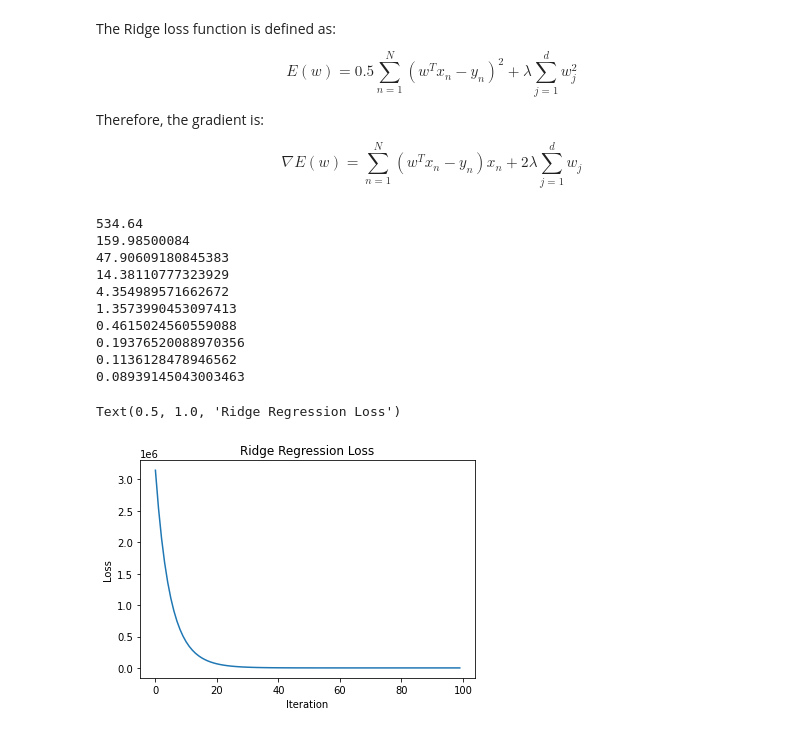
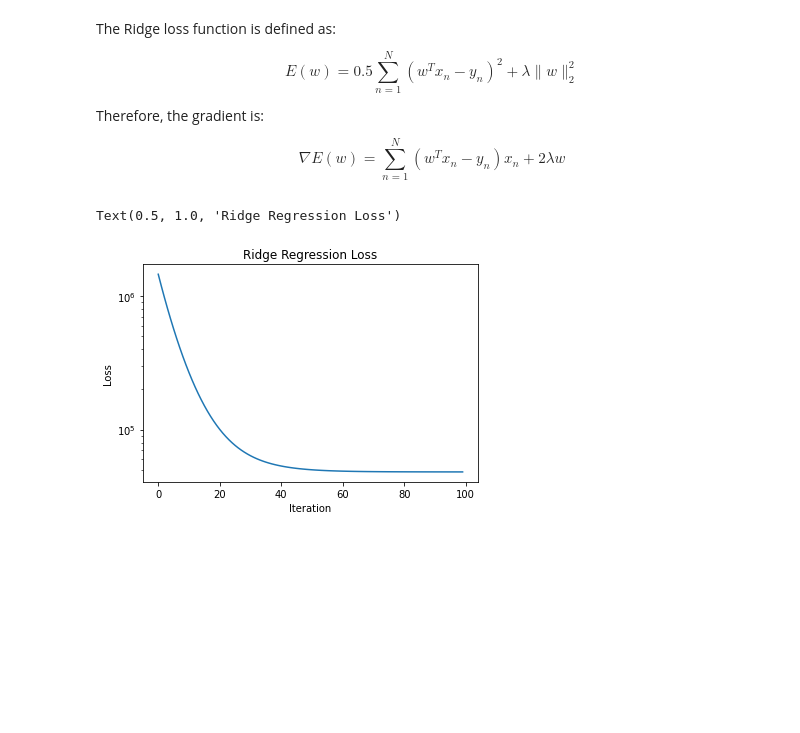
Before and after one commit to KyleTaft/Fall23, a Jupyter notebook: CSE404/taft_hw3/taft_hw3.ipynb, the cells around one changed output. Drawn from its saved outputs; the diff is of its cells as text; code cells hidden in the pictures; blank space fills up the shorter version.

```diff
--- a/CSE404/taft_hw3/taft_hw3.ipynb
+++ b/CSE404/taft_hw3/taft_hw3.ipynb
@@ -4,39 +6,38 @@ import matplotlib.pyplot as plt
 # %% [markdown]
 The Ridge loss function is defined as:
 
-$$E(w) = 0.5\sum_{n=1}^N (w^Tx_n - y_n )^2 + \lambda \sum_{j=1}^d w_j^2$$
+$$E(w) = 0.5\sum_{n=1}^N (w^Tx_n - y_n )^2 + \lambda \lVert w \rVert^2_2$$
 
 Therefore, the gradient is:
 
-$$\nabla E(w) = \sum_{n=1}^N (w^Tx_n - y_n )x_n + 2\lambda \sum_{j=1}^d w_j$$
+$$\nabla E(w) = \sum_{n=1}^N (w^Tx_n - y_n )x_n + 2\lambda w$$
 # %%
+# Define functions
 def ridge_loss(X, y, weights, ridge):
-    return 0.5*np.sum((np.dot(X,weights) - y) ** 2) + ridge * np.sum(weights ** 2) #check last part
+    return 0.5*np.sum((np.dot(X,weights) - y) ** 2) + ridge * np.sum(weights ** 2)**0.5
 
 def ridge_grad(X, y, weights, ridge):
-    return 2 * ridge * weights +  np.dot(X.T, np.dot(X, weights) - y)
+    return 2 * ridge * weights +  np.dot(X.T, np.dot(X, weights) - y)/len(y)
 
 def compute_step(X, y, weights, ridge, lr):
     gradient = ridge_grad(X, y, weights, ridge)
-    step = lr * gradient / len(y)
+    step = lr * gradient
     return step
+
+# From HW2
+def generate_rnd_data(feature_size, sample_size, bias=False):
+    # Generate X matrix
+    data = np.concatenate((np.random.randn(sample_size, feature_size), np.ones((sample_size, 1))), axis=1) \
+        if bias else np.random.randn(sample_size, feature_size)  # the first dimension is sample_size (n X d)
+
+    # Generate ground truth model
+    # If bias == T: then #rows + 1
+    truth_model = np.random.randn(feature_size + 1, 1) * 10 \
+        if bias else np.random.randn(feature_size, 1) * 10
+
+    # Generate labels
+    label = np.dot(data, truth_model)
+
+    # Add element-wise Gaussian noise to each label
+    label += np.random.randn(sample_size, 1)
+    return data, label, truth_model
-# %%
-# Toy example
-X = np.array([[1, 2, 3], [4, 5, 6]])
-y = np.array([1, 2])
-weights = np.array([1, 2, 3]) # initial weights
-
-for i in range(10):
-    print(ridge_loss(X, y, weights, 0.01))
-    weights = weights - compute_step(X, y, weights, 0.1, 0.01)
-# %% [output]
-534.64
-159.98500084
-47.90609180845383
-14.38110777323929
-4.354989571662672
-1.3573990453097413
-0.4615024560559088
-0.19376520088970356
-0.1136128478946562
-0.08939145043003463
@@ -61,18 +44,19 @@ def generate_rnd_data(feature_size, sample_size, bias=False):
 # %%
+# Question 1
 X,y,_= generate_rnd_data(50, 1000, True) # generate fake data
 
 w = np.random.randn(51, 1) # initial random weights
 
 ridge = 0.1
 loss = []
 for i in range(100):
     loss.append(ridge_loss(X, y, w, ridge))
-    w = w - compute_step(X, y, w, ridge, 0.1)
+    w -=  compute_step(X, y, w, ridge, 0.1)
+plt.plot(loss)
+plt.yscale('log')
+plt.xlabel("Iteration")
+plt.ylabel("Loss")
+plt.title("Ridge Regression Loss")
+# %% [output]
+Text(0.5, 1.0, 'Ridge Regression Loss')
+[figure, added]
-# %%
-plt.plot(loss)
-plt.xlabel("Iteration")
-plt.ylabel("Loss")
-plt.title("Ridge Regression Loss")
-# %% [output]
-Text(0.5, 1.0, 'Ridge Regression Loss')
-[figure, removed]
```
Also changed, not shown: parts of 23 cells of this notebook, 15 other files.
